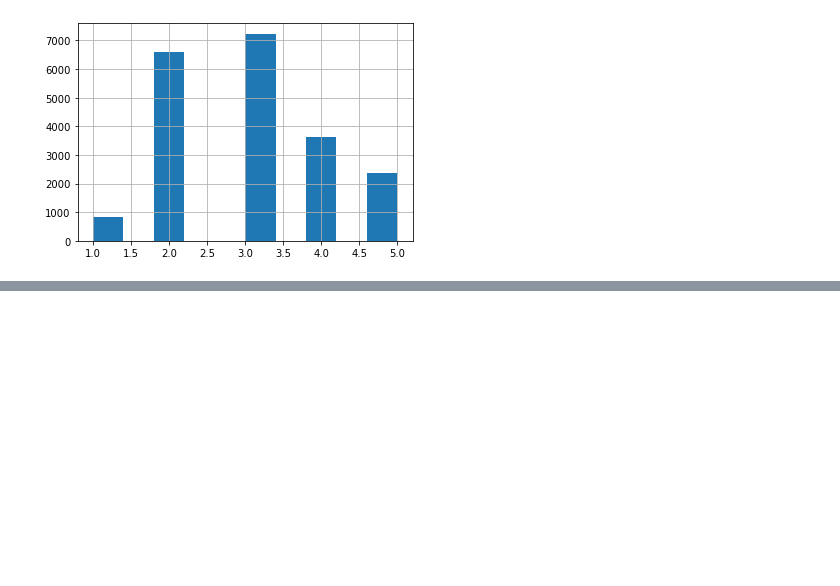
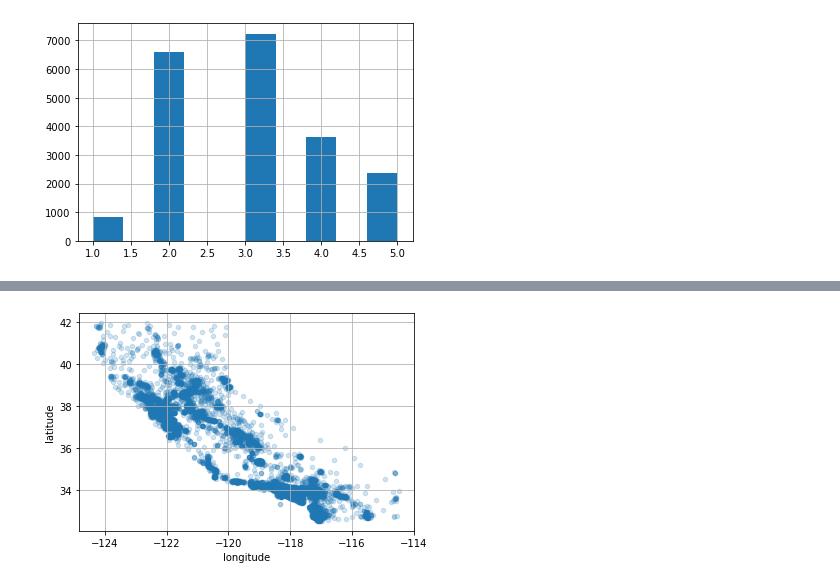
Before and after one commit to OmarAllam22/My_summary, a Jupyter notebook: Chapter_2_Hands_On.ipynb, the cells around one changed output, grey strips where cells are left out. Saved outputs shown, nothing was run; the diff lists cells and outputs as text; code cells hidden in the pictures; blank space fills up the shorter version.

```diff
--- a/Chapter_2_Hands_On.ipynb
+++ b/Chapter_2_Hands_On.ipynb
@@ -116,7 +116,7 @@ df['income_cat'].hist();
 # %%
 from sklearn.model_selection import train_test_split
 
-x = df[[col for col in df.columns if col != 'median_income']]
+x = df[[col for col in df.columns if col not in ['median_income','income_cat']] ] # we use 'income_cat' only for stratify.
 y = df['median_income']
 
 x_train, x_test, y_train, y_test = train_test_split(x,y,random_state = 42, stratify = df['income_cat'], test_size = 0.2)
@@ -147,0 +154,5 @@ x_train['income_cat'].value_counts(dropna = False) / len(x_train)
+# %%
+housing_x = x_train.copy()
+housing_y = y_train.copy()
+housing = pd.concat([housing_x, housing_y], axis = 1)
+housing.head()
@@ -147,0 +166,8 @@ x_train['income_cat'].value_counts(dropna = False) / len(x_train)
+# %%
+housing.plot(kind='scatter',x='longitude', y='latitude', grid = True,alpha = 0.2)
+plt.show()
+
+# we can integrate Tableau and show the geograpical map ... because each dot not represents a district on the map
+# as our axes are the intersection of longitude and latitude
+# %% [output]
+[figure, added]
```
Also changed, not shown: parts of 15 cells of this notebook.
